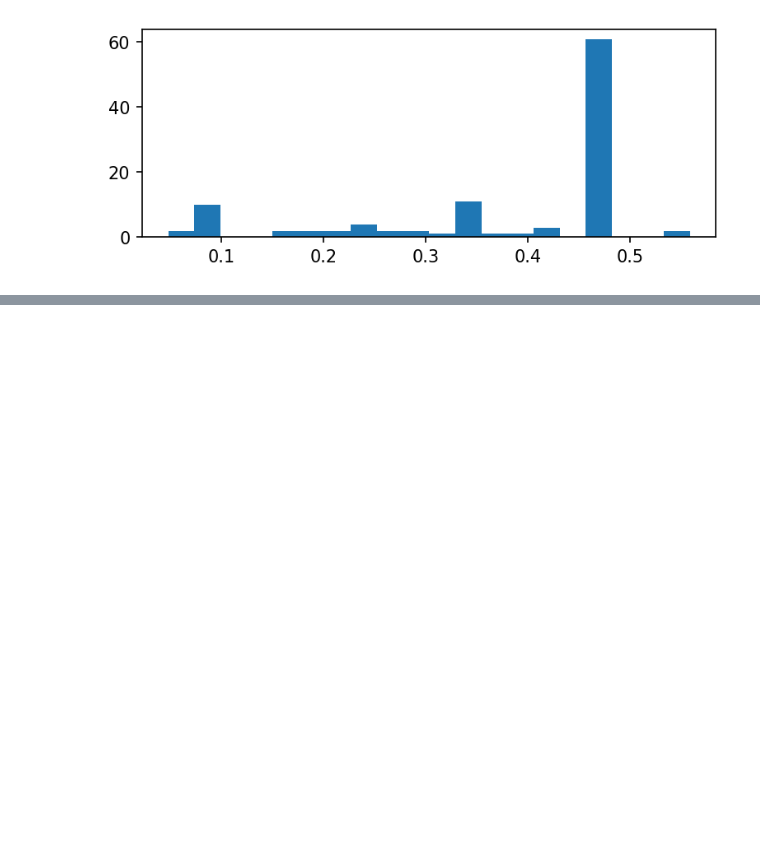
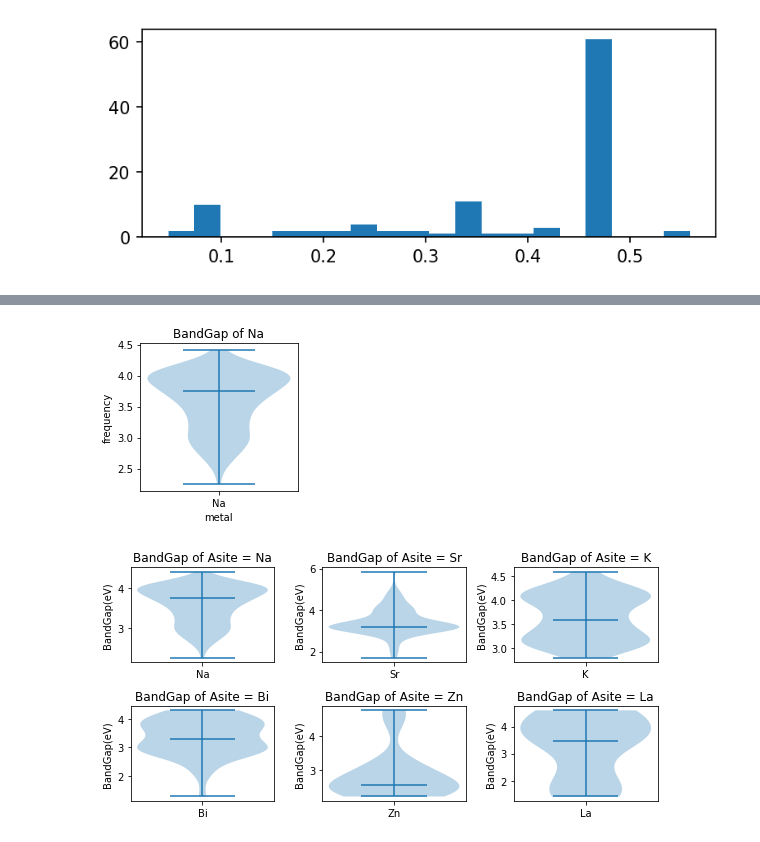
Before and after one commit to ShibataKenshin/Water_spliiting, a Jupyter notebook: water splitting perovskite.ipynb, the cells around one changed output, grey strips where cells are left out. Saved outputs shown, nothing was run; the diff lists cells and outputs as text; code cells hidden in the pictures; blank space fills up the shorter version.

```diff
--- a/water splitting perovskite.ipynb
+++ b/water splitting perovskite.ipynb
@@ -352,0 +458,28 @@ len(lis)
+# %%
+###### Aサイトが、のときのバンドギャップの分布がみたい
+df_Na = df[df['A'] == 'Na']
+df_Na.loc[:,['A','Crystal','BandGap(eV)','ProdRate(μmol/gh)']].dropna()
+
+
+lis = ['Na', 'Sr', 'K', 'Bi', 'Zn', 'La']
+
+fig, ax = subplots(1, 1, figsize = (3, 3), tight_layout = True)
+ax.violinplot(df_Na.loc[:,'BandGap(eV)'].dropna(), [1], showmedians=True)
+ax.set(xlabel = "metal", ylabel = 'frequency', title = 'BandGap of Na')
+ax.set_xticks([1], labels = ['Na'])
+
+
+
+#一気に表示させたい
+fig, ((ax1,ax2,ax3),(ax4,ax5,ax6)) = subplots(2, 3, figsize = (8, 4), tight_layout = True)
+dic = {}
+for i in lis:
+    dic[i] = (df[df['A'] == i])
+dic2 = {'Na':ax1, 'Sr':ax2, 'K':ax3, 'Bi':ax4, 'Zn':ax5, 'La':ax6}
+for i in lis:
+    dic2[i].violinplot(dic[i].loc[:,'BandGap(eV)'].dropna(), [1], showmedians=True)
+    dic2[i].set(xlabel = None, ylabel = 'BandGap(eV)', title = 'BandGap:Asite = '+ i)
+    dic2[i].set_xticks([1], labels = [i])
+# %% [output]
+[figure, added]
+[figure, added]
```
Also changed, not shown: parts of 15 cells of this notebook.
